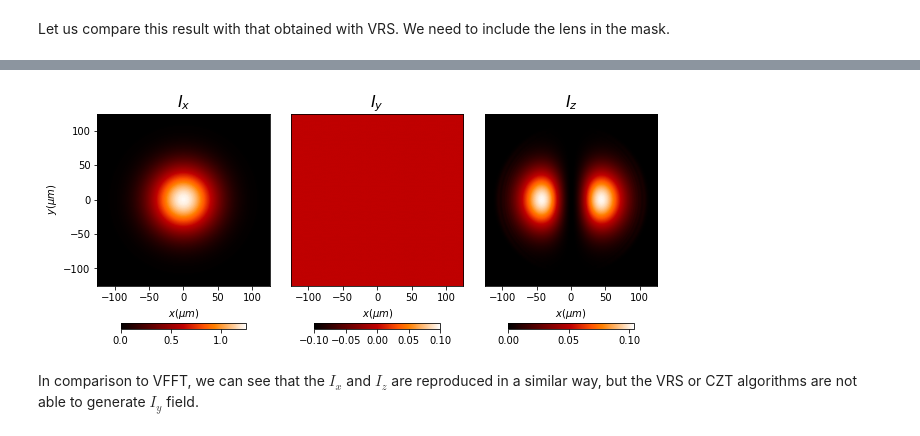
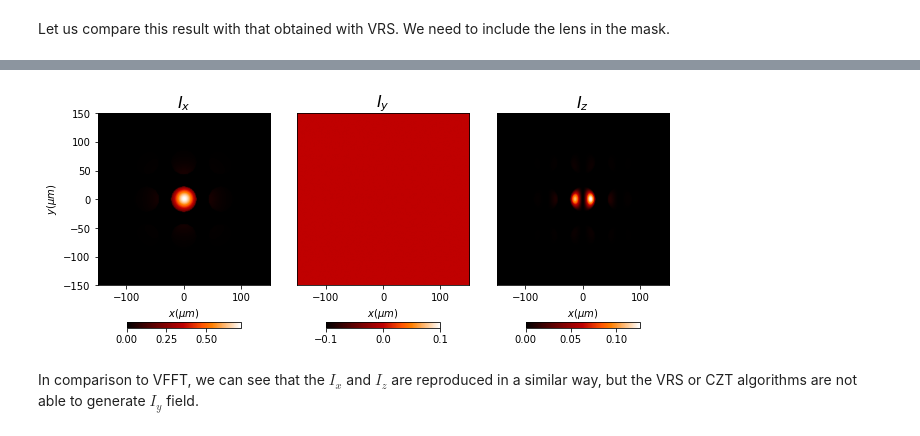
Before and after one commit to aocg-ucm/diffractio, a Jupyter notebook: docs/source/tutorial_vector/vector_XY/tutorial_vector_XY.ipynb, the cells around one changed output, grey strips where cells are left out. Drawn from its saved outputs; the diff is of its cells as text; code cells hidden in the pictures.

```diff
--- a/docs/source/tutorial_vector/vector_XY/tutorial_vector_XY.ipynb
+++ b/docs/source/tutorial_vector/vector_XY/tutorial_vector_XY.ipynb
@@ -298,11 +292,10 @@ EM4 = EM3.VRS(z=100*um, n=1, new_field=True)
 # %%
-x_resample = 150*um
-EM4.cut_resample([-x_resample, x_resample], [-x_resample, x_resample],
-                 num_points=(512, 512))
+x_r = 150*um
+EM4.cut_resample([-x_r, x_r], [-x_r, x_r], num_points=(512, 512))
 # %%
-EM4_vczt = EM3.CZT(z=focal, xout=np.linspace(-x_r,x_r,256), yout=np.linspace(-x_r,x_r,256))
-EM4_vczt.draw('intensities', logarithm=1e1)
+EM4_vczt = EM3.VCZT(z=focal, xout=np.linspace(-x_r,x_r,256), yout=np.linspace(-x_r,x_r,256))
+EM4_vczt.draw('intensities', logarithm=1e0)
 # %% [output]
-[figure, old version]
+[figure, new version]
 # %% [markdown]
 In comparison to VFFT, we can see that the $I_x$ and $I_z$ are reproduced in a similar way, but the VRS or CZT algorithms are not able to generate $I_y$ field.
```
Also changed, not shown: parts of 10 cells of this notebook, 10 other files.
